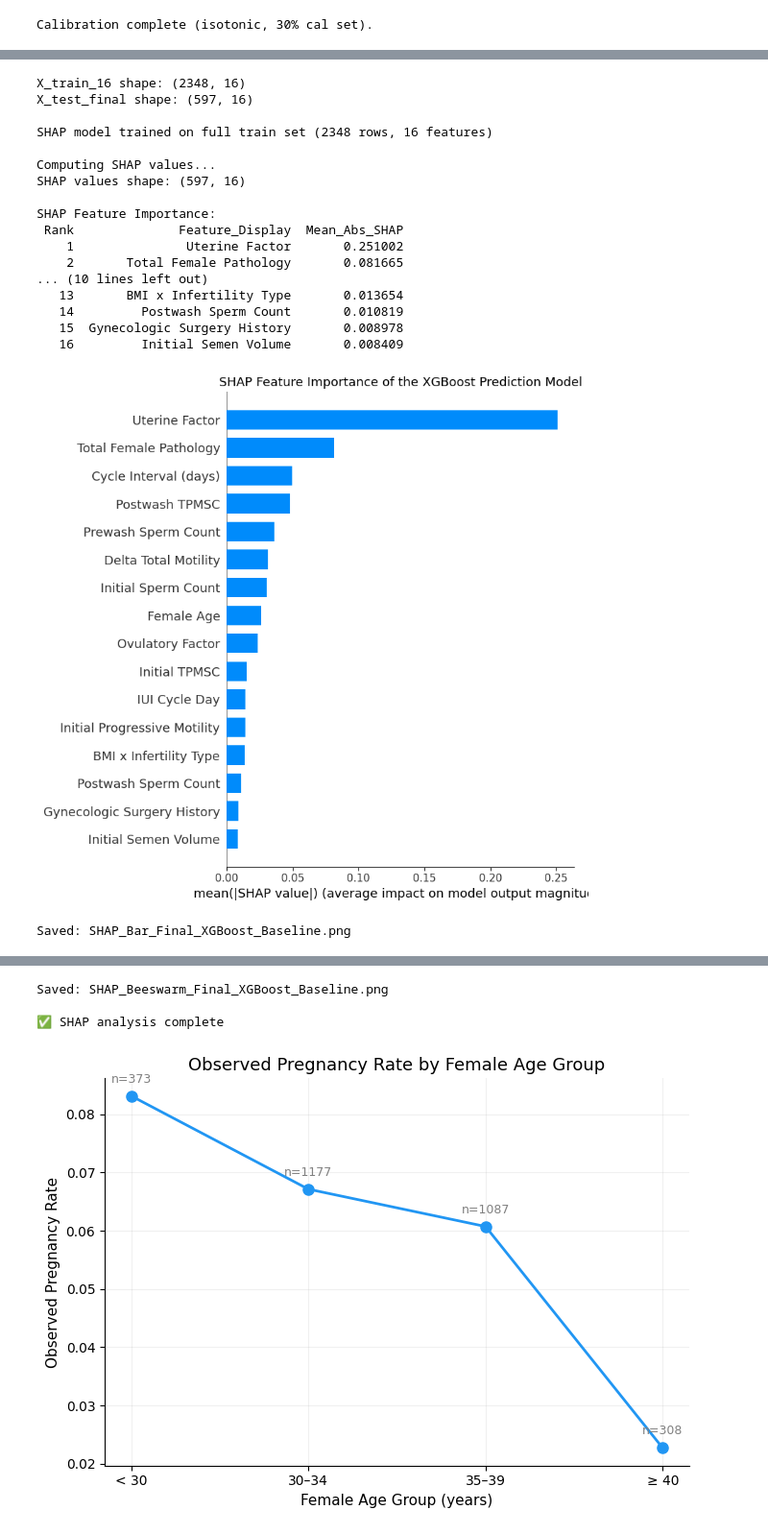
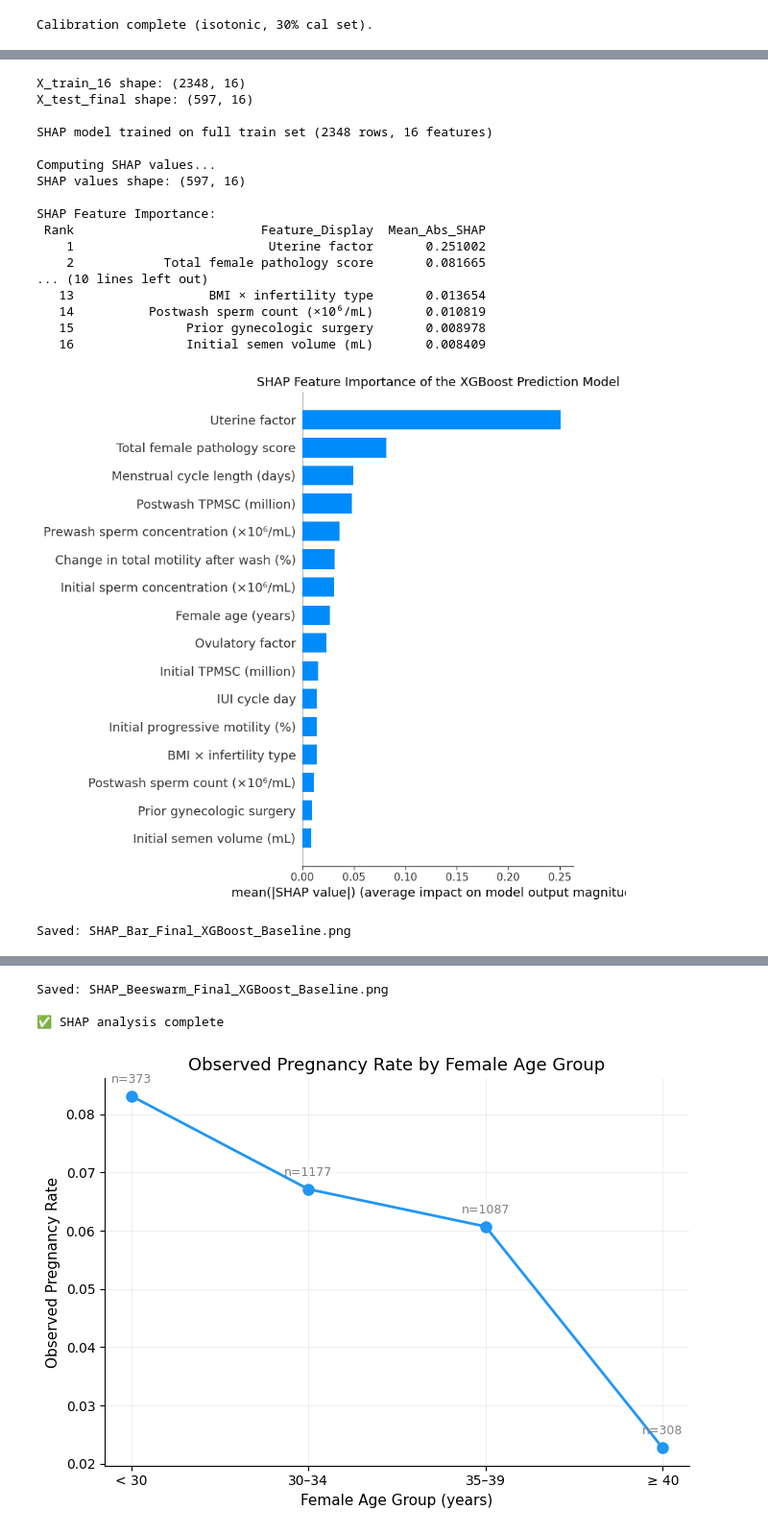
Before and after one commit to napasornangel-cloud/iui-outcome-prediction, a Jupyter notebook: src/model_training.ipynb, the cells around one changed output, grey strips where cells are left out. Shown at 96% size. Cells and saved outputs as stored; diff of their text form; code cells hidden in the pictures.

Commit message:
fix: unify SHAP display names, add clean_params cell, fix calibration index alignment

```diff
--- a/src/model_training.ipynb
+++ b/src/model_training.ipynb
@@ -901,3 +901,11 @@ plt.savefig(
 plt.show()
 # %% [output]
 [figure]
+# %%
+# Extract best XGBoost hyperparameters for downstream use
+best_xgb_key = "XGBoost__Baseline_NoResampling"
+best_xgb_pipeline = trained_models[best_xgb_key]["model"]
+best_xgb_params = trained_models[best_xgb_key]["best_params"]
+
+clean_params = {k.replace("model__", ""): v for k, v in best_xgb_params.items()}
+print("clean_params:", clean_params)
@@ -1555,22 +1584,22 @@ print(f"\nSHAP model trained on full train set ({len(X_train_16)} rows, 16 featu
 # Feature display name mapping
 # ==========================================
 feature_name_map = {
-    'Age_Female':                     'Female Age',
-    'Total_Female_Pathology':         'Total Female Pathology',
-    'Ovulatory_Factors':              'Ovulatory Factor',
-    'Cycle_Day':                      'IUI Cycle Day',
-    'First_Count':                    'Initial Sperm Count',
-    'Pre_Count':                      'Prewash Sperm Count',
-    'Post_TPMSC':                     'Postwash TPMSC',
-    'Gynecological_Surgical_History': 'Gynecologic Surgery History',
-    'Delta_Motile':                   'Delta Total Motility',
-    'Uterine_Factors':                'Uterine Factor',
-    'First_Volume':                   'Initial Semen Volume',
-    'Post_Count':                     'Postwash Sperm Count',
-    'Menstrual_Interval_Days':        'Cycle Interval (days)',
-    'First_Progressive_Motile':       'Initial Progressive Motility',
-    'First_TPMSC':                    'Initial TPMSC',
-    'BMI_InfertilityType_Interaction':'BMI x Infertility Type',
+    'Age_Female':                     'Female age (years)',
+    'Total_Female_Pathology':         'Total female pathology score',
+    'Ovulatory_Factors':              'Ovulatory factor',
+    'Cycle_Day':                      'IUI cycle day',
+    'First_Count':                    'Initial sperm concentration (×10⁶/mL)',
+    'Pre_Count':                      'Prewash sperm concentration (×10⁶/mL)',
+    'Post_TPMSC':                     'Postwash TPMSC (million)',
+    'Gynecological_Surgical_History': 'Prior gynecologic surgery',
+    'Delta_Motile':                   'Change in total motility after wash (%)',
+    'Uterine_Factors':                'Uterine factor',
+    'First_Volume':                   'Initial semen volume (mL)',
+    'Post_Count':                     'Postwash sperm count (×10⁶/mL)',
+    'Menstrual_Interval_Days':        'Menstrual cycle length (days)',
+    'First_Progressive_Motile':       'Initial progressive motility (%)',
+    'First_TPMSC':                    'Initial TPMSC (million)',
+    'BMI_InfertilityType_Interaction':'BMI × infertility type',
 }
 
 display_names              = [feature_name_map.get(f, f) for f in selected_features_xgb]
@@ -1631,39 +1660,39 @@ plt.close()
 print("Saved: SHAP_Bar_Final_XGBoost_Baseline.png")
 
 # ==========================================
 # SHAP Beeswarm Plot
 # ==========================================
 plt.figure(figsize=(10, 7), facecolor='white')
 shap.summary_plot(
     shap_values, X_test_final_named,
     max_display=len(selected_features_xgb),
     show=False
 )
 plt.title("SHAP Summary Plot of the XGBoost Prediction Model", fontsize=13)
 plt.tight_layout()
 plt.savefig(shap_dir / "SHAP_Beeswarm_Final_XGBoost_Baseline.png", dpi=300, bbox_inches="tight")
 plt.show()
 plt.close()
 print("Saved: SHAP_Beeswarm_Final_XGBoost_Baseline.png")
 
 print("\n✅ SHAP analysis complete")
 # %% [output]
 X_train_16 shape: (2348, 16)
 X_test_final shape: (597, 16)
 
 SHAP model trained on full train set (2348 rows, 16 features)
 
 Computing SHAP values...
 SHAP values shape: (597, 16)
 
 SHAP Feature Importance:
- Rank              Feature_Display  Mean_Abs_SHAP
-    1               Uterine Factor       0.251002
-    2       Total Female Pathology       0.081665
+ Rank                         Feature_Display  Mean_Abs_SHAP
+    1                          Uterine factor       0.251002
+    2            Total female pathology score       0.081665
 ... (10 lines left out)
-   13       BMI x Infertility Type       0.013654
-   14         Postwash Sperm Count       0.010819
-   15  Gynecologic Surgery History       0.008978
-   16         Initial Semen Volume       0.008409
+   13                  BMI × infertility type       0.013654
+   14          Postwash sperm count (×10⁶/mL)       0.010819
+   15               Prior gynecologic surgery       0.008978
+   16               Initial semen volume (mL)       0.008409
-[figure, old version]
+[figure, new version]
 Saved: SHAP_Bar_Final_XGBoost_Baseline.png
```
Also changed, not shown: parts of 5 cells of this notebook, 18 other files.
